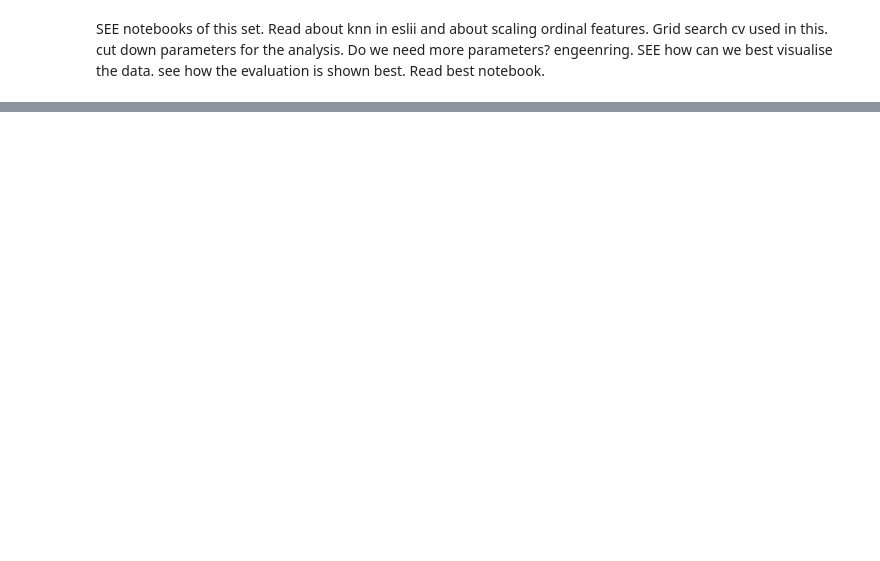
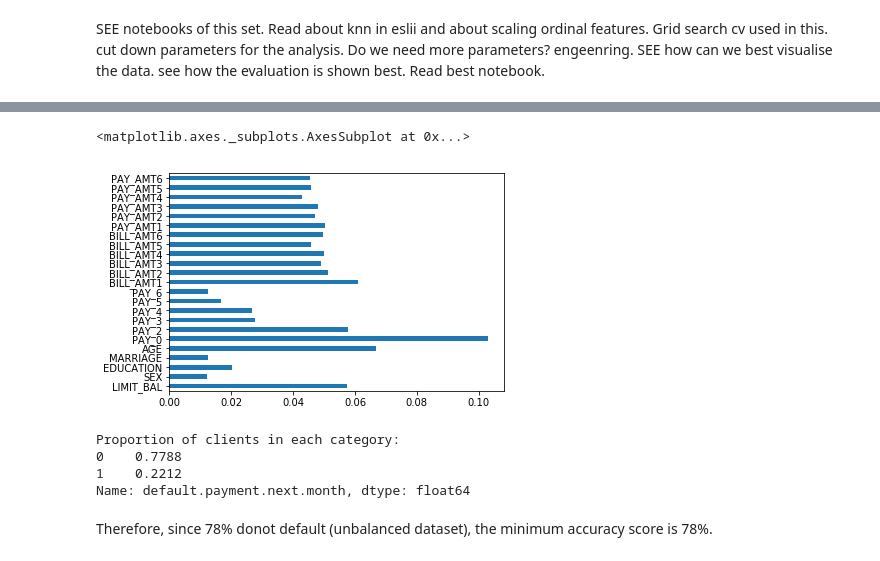
Before and after one commit to vaishalibh20/Data-Science-Portfolio, a Jupyter notebook: Untitled.ipynb, the cells around one changed output, grey strips where cells are left out. Saved outputs shown, nothing was run; the diff lists cells and outputs as text; code cells hidden in the pictures; blank space fills up the shorter version.

```diff
--- a/Untitled.ipynb
+++ b/Untitled.ipynb
@@ -380,0 +506,17 @@ Read best notebook.
+# %%
+feat_importances = pd.Series(regr.feature_importances_, index=X.columns)
+feat_importances.plot(kind='barh')
+# %% [output]
+<matplotlib.axes._subplots.AxesSubplot at 0x...>
+[figure, added]
+# %%
+proportion=(df['default.payment.next.month'].value_counts())/30000
+print('Proportion of clients in each category:')
+print(proportion)
+# %% [output]
+Proportion of clients in each category:
+0    0.7788
+1    0.2212
+Name: default.payment.next.month, dtype: float64
+# %% [markdown]
+Therefore, since 78% donot default (unbalanced dataset), the minimum accuracy score is 78%.
```
Also changed, not shown: parts of 95 cells of this notebook.
